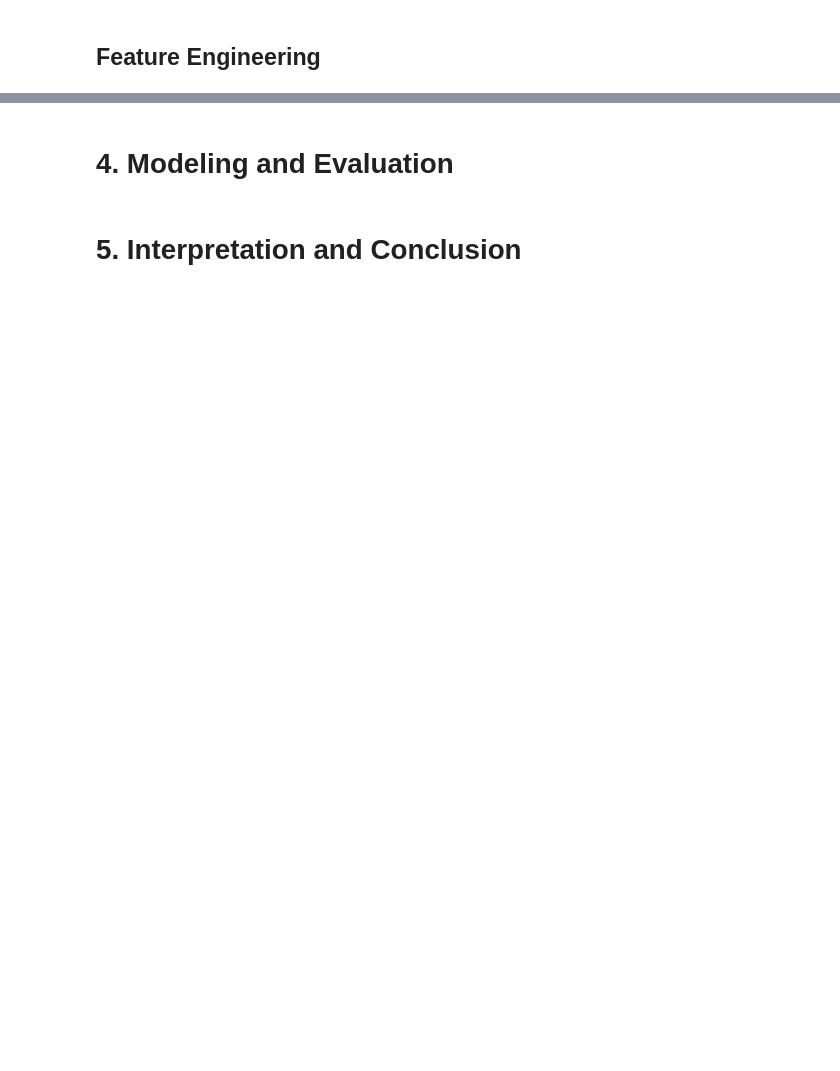
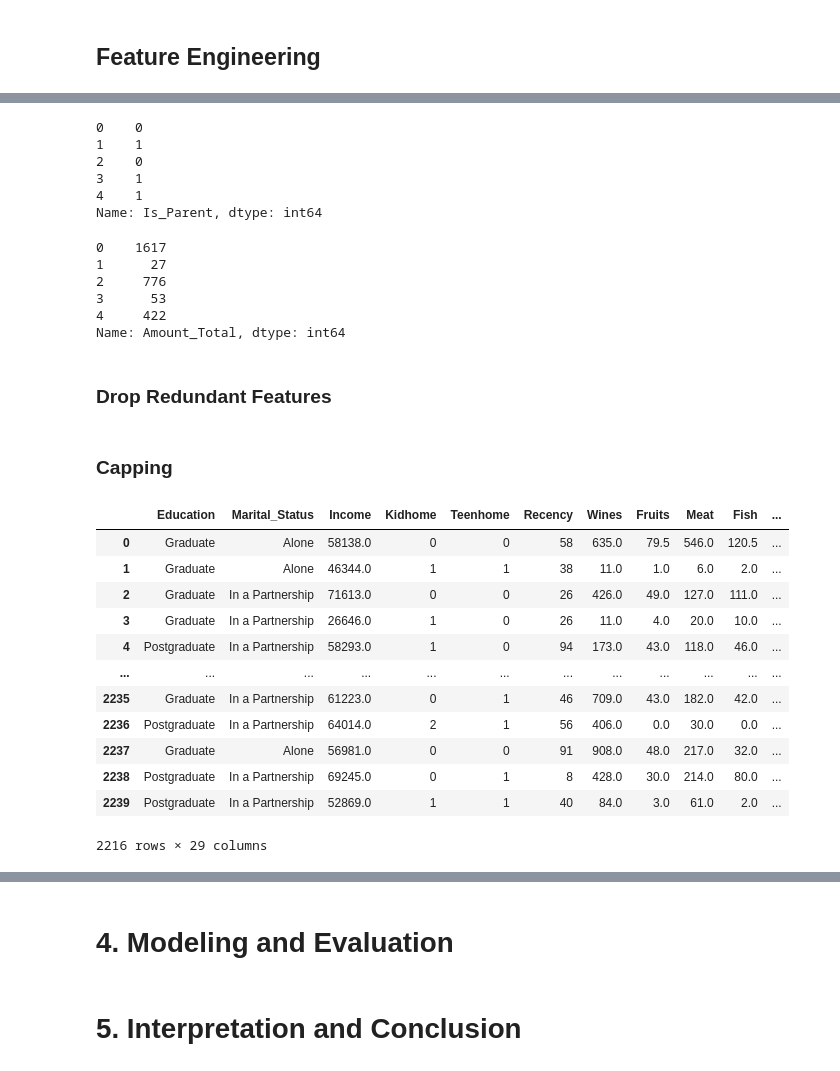
Before and after one commit to WhoopyEv/customer-personality-analysis, a Jupyter notebook: customer_personality_analysis.ipynb, the cells around one changed output, grey strips where cells are left out. Cells and saved outputs as stored; diff of their text form; code cells hidden in the pictures; blank space fills up the shorter version.

Commit message:
Data Preprocessing and Feature Engineering

```diff
--- a/customer_personality_analysis.ipynb
+++ b/customer_personality_analysis.ipynb
@@ -372,0 +482,44 @@ temp_data.info()
+# %%
+cleaned_data['Is_Parent'] = np.where(cleaned_data['NumChildren'] > 0, 1, 0)
+cleaned_data['Is_Parent'].head()
+# %% [output]
+0    0
+1    1
+2    0
+3    1
+4    1
+Name: Is_Parent, dtype: int64
+# %%
+cleaned_data['Amount_Total'] = cleaned_data[product_cols].sum(axis=1)
+cleaned_data['Amount_Total'].head()
+# %% [output]
+0    1617
+1      27
+2     776
+3      53
+4     422
+Name: Amount_Total, dtype: int64
+# %% [markdown]
+### Drop Redundant Features
+# %%
+cleaned_data.rename(columns={'MntWines': "Wines",'MntFruits':'Fruits','MntMeatProducts':'Meat','MntFishProducts':'Fish','MntSweetProducts':'Sweets','MntGoldProds':'Gold'}, inplace=True)
+# %%
+cleaned_data.drop(columns=['ID', 'Dt_Customer', 'Year_Birth', 'Z_CostContact', 'Z_Revenue'], inplace=True)
+# %% [markdown]
+### Capping
+# %%
+cap_outliers(cleaned_data)
+# %% [output]
+|  | Education | Marital_Status | Income | Kidhome | Teenhome | Recency | Wines | Fruits | Meat | Fish | ... |
+| 0 | Graduate | Alone | 58138.0 | 0 | 0 | 58 | 635.0 | 79.5 | 546.0 | 120.5 | ... |
+| 1 | Graduate | Alone | 46344.0 | 1 | 1 | 38 | 11.0 | 1.0 | 6.0 | 2.0 | ... |
+| 2 | Graduate | In a Partnership | 71613.0 | 0 | 0 | 26 | 426.0 | 49.0 | 127.0 | 111.0 | ... |
+| 3 | Graduate | In a Partnership | 26646.0 | 1 | 0 | 26 | 11.0 | 4.0 | 20.0 | 10.0 | ... |
+| 4 | Postgraduate | In a Partnership | 58293.0 | 1 | 0 | 94 | 173.0 | 43.0 | 118.0 | 46.0 | ... |
+| ... | ... | ... | ... | ... | ... | ... | ... | ... | ... | ... | ... |
+| 2235 | Graduate | In a Partnership | 61223.0 | 0 | 1 | 46 | 709.0 | 43.0 | 182.0 | 42.0 | ... |
+| 2236 | Postgraduate | In a Partnership | 64014.0 | 2 | 1 | 56 | 406.0 | 0.0 | 30.0 | 0.0 | ... |
+| 2237 | Graduate | Alone | 56981.0 | 0 | 0 | 91 | 908.0 | 48.0 | 217.0 | 32.0 | ... |
+| 2238 | Postgraduate | In a Partnership | 69245.0 | 0 | 1 | 8 | 428.0 | 30.0 | 214.0 | 80.0 | ... |
+| 2239 | Postgraduate | In a Partnership | 52869.0 | 1 | 1 | 40 | 84.0 | 3.0 | 61.0 | 2.0 | ... |
+2216 rows × 29 columns
```
Also changed, not shown: parts of 33 cells of this notebook.
